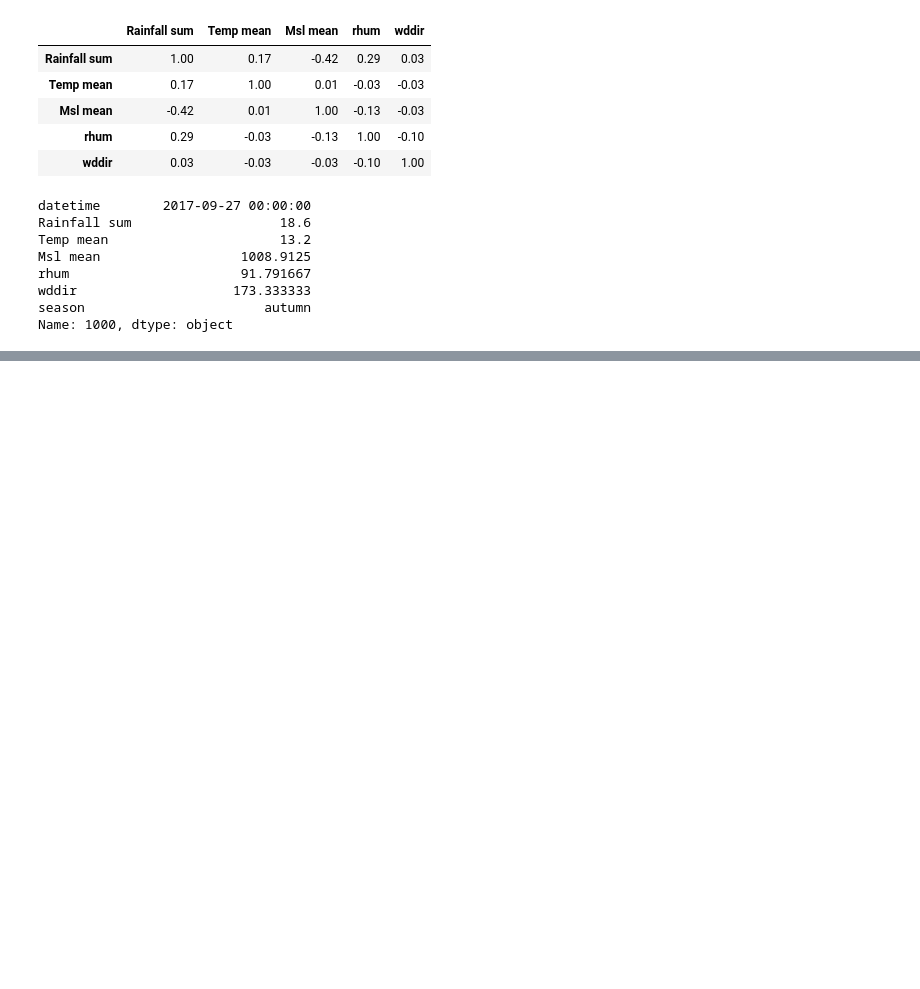
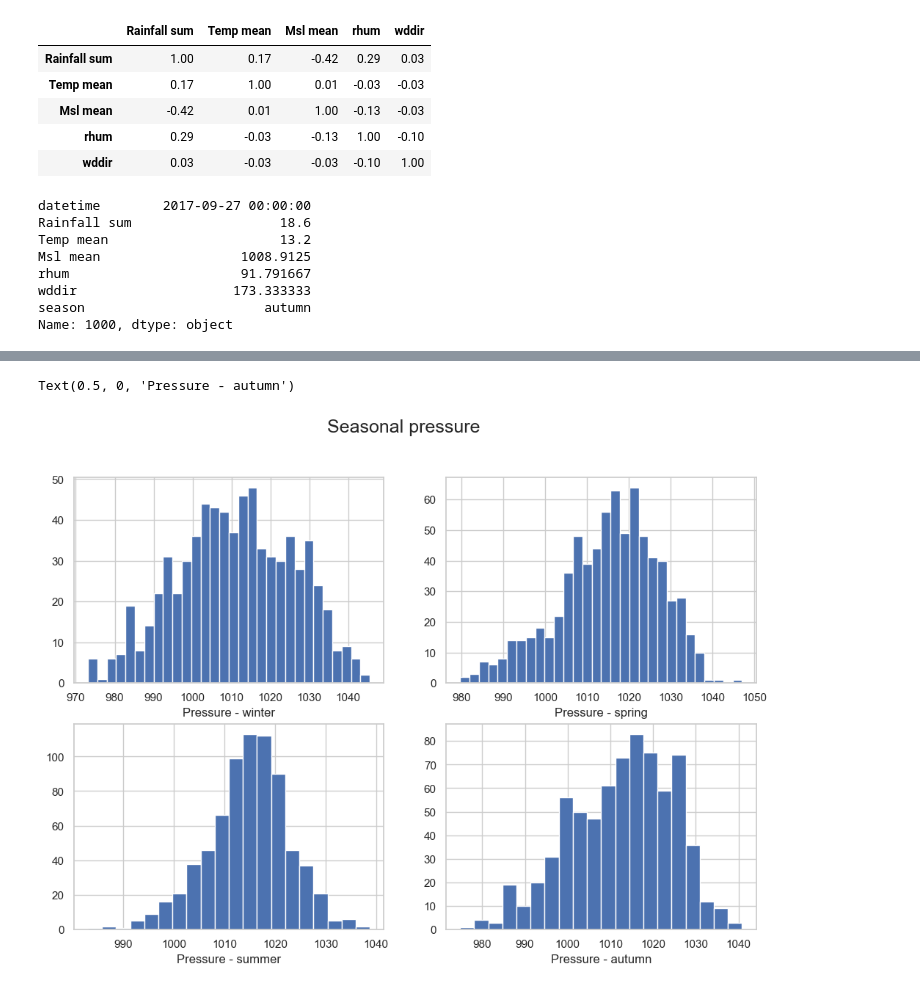
Before and after one commit to Eilis9/PfDA_Project1, a Jupyter notebook: met_athenry.ipynb, the cells around one changed output, grey strips where cells are left out. Drawn from its saved outputs; the diff is of its cells as text; code cells hidden in the pictures; blank space fills up the shorter version.

```diff
--- a/met_athenry.ipynb
+++ b/met_athenry.ipynb
@@ -438,0 +319,14 @@ No artists with labels found to put in legend.  Note that artists whose label st
+# %%
+fig, axs = plt.subplots(2, 2, figsize=(12, 8))
+fig.suptitle("Seasonal pressure", fontsize=18)
+axs[0,0].hist(mydata_agg_i['Msl mean'].loc[mydata_agg_i['season']=="winter"], bins=30)
+axs[0,0].set_xlabel('Pressure - winter', fontsize=12)
+axs[0,1].hist(mydata_agg_i['Msl mean'].loc[mydata_agg_i['season']=="spring"], bins=30)
+axs[0,1].set_xlabel('Pressure - spring', fontsize=12)
+axs[1,0].hist(mydata_agg_i['Msl mean'].loc[mydata_agg_i['season']=="summer"], bins=20)
+axs[1,0].set_xlabel('Pressure - summer', fontsize=12)
+axs[1,1].hist(mydata_agg_i['Msl mean'].loc[mydata_agg_i['season']=="autumn"], bins=20)
+axs[1,1].set_xlabel('Pressure - autumn', fontsize=12)
+# %% [output]
+Text(0.5, 0, 'Pressure - autumn')
+[figure, added]
```
Also changed, not shown: parts of 6 cells of this notebook, 1 other file.
